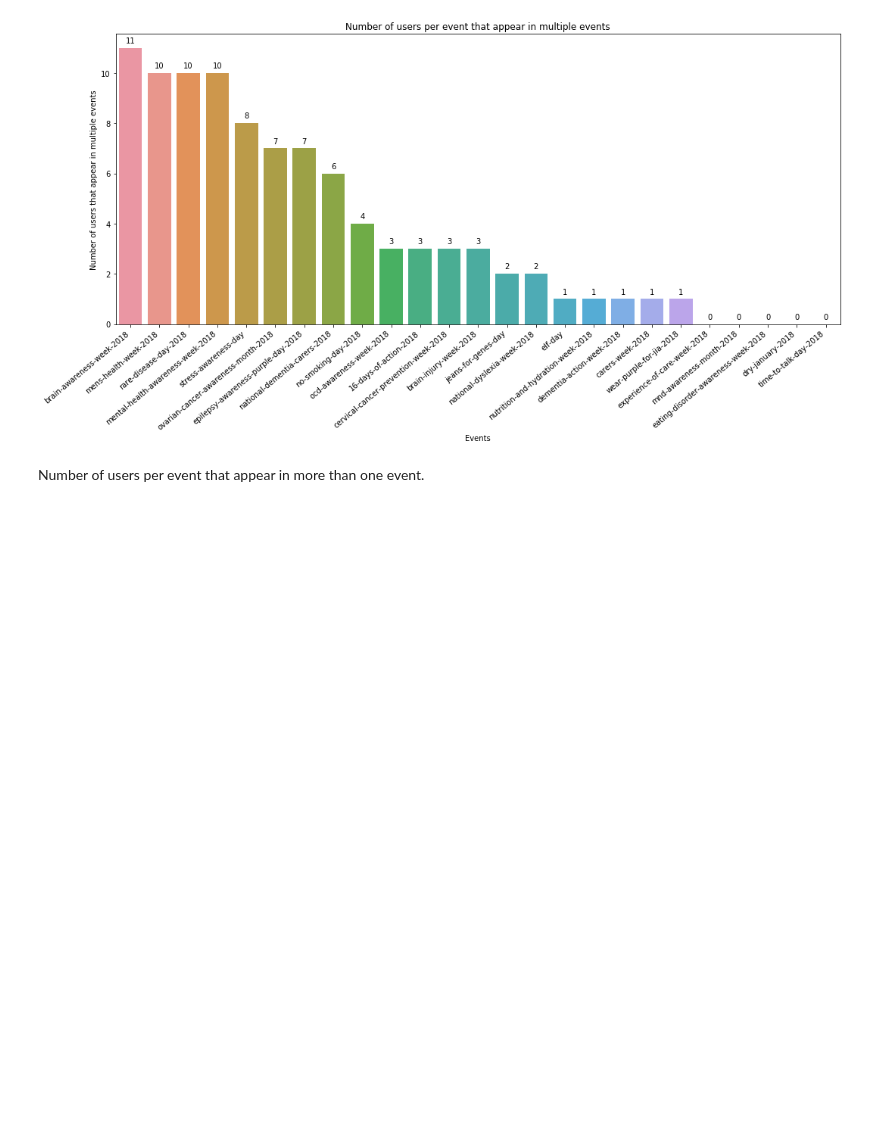
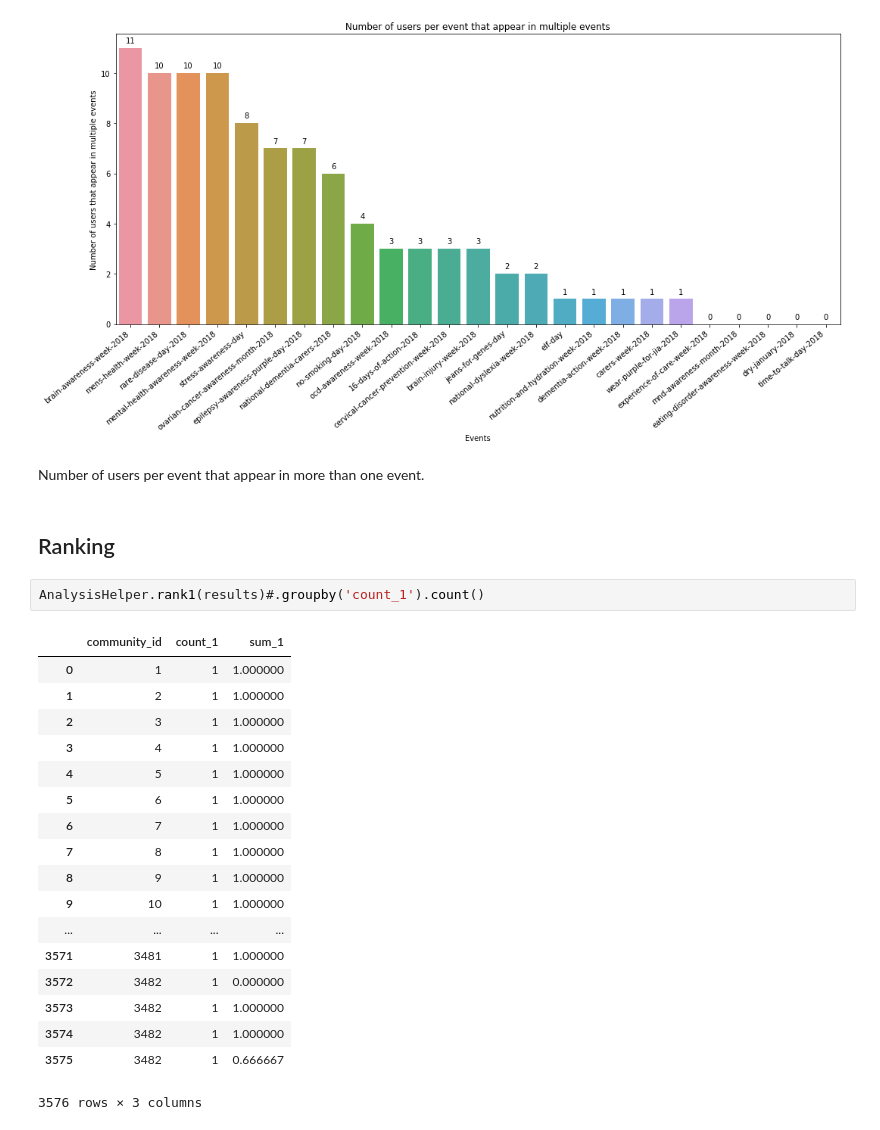
Before and after one commit to flaprimo/twitter-network-analysis, a Jupyter notebook: analysis.ipynb, the cells around one changed output. Drawn from its saved outputs; the diff is of its cells as text; blank space fills up the shorter version.

```diff
--- a/analysis.ipynb
+++ b/analysis.ipynb
@@ -428,3 +461,26 @@ AnalysisHelper.plot_events_with_common_nodes(results, 'community_detection', 'no
 [figure]
 # %% [markdown]
 Number of users per event that appear in more than one event.
+# %% [markdown]
+## Ranking
+# %%
+AnalysisHelper.rank1(results)#.groupby('count_1').count()
+# %% [output]
+|  | community_id | count_1 | sum_1 |
+| 0 | 1 | 1 | 1.000000 |
+| 1 | 2 | 1 | 1.000000 |
+| 2 | 3 | 1 | 1.000000 |
+| 3 | 4 | 1 | 1.000000 |
+| 4 | 5 | 1 | 1.000000 |
+| 5 | 6 | 1 | 1.000000 |
+| 6 | 7 | 1 | 1.000000 |
+| 7 | 8 | 1 | 1.000000 |
+| 8 | 9 | 1 | 1.000000 |
+| 9 | 10 | 1 | 1.000000 |
+| ... | ... | ... | ... |
+| 3571 | 3481 | 1 | 1.000000 |
+| 3572 | 3482 | 1 | 0.000000 |
+| 3573 | 3482 | 1 | 1.000000 |
+| 3574 | 3482 | 1 | 1.000000 |
+| 3575 | 3482 | 1 | 0.666667 |
+3576 rows × 3 columns
```
Also changed, not shown: parts of 6 cells of this notebook, 2 other files.
